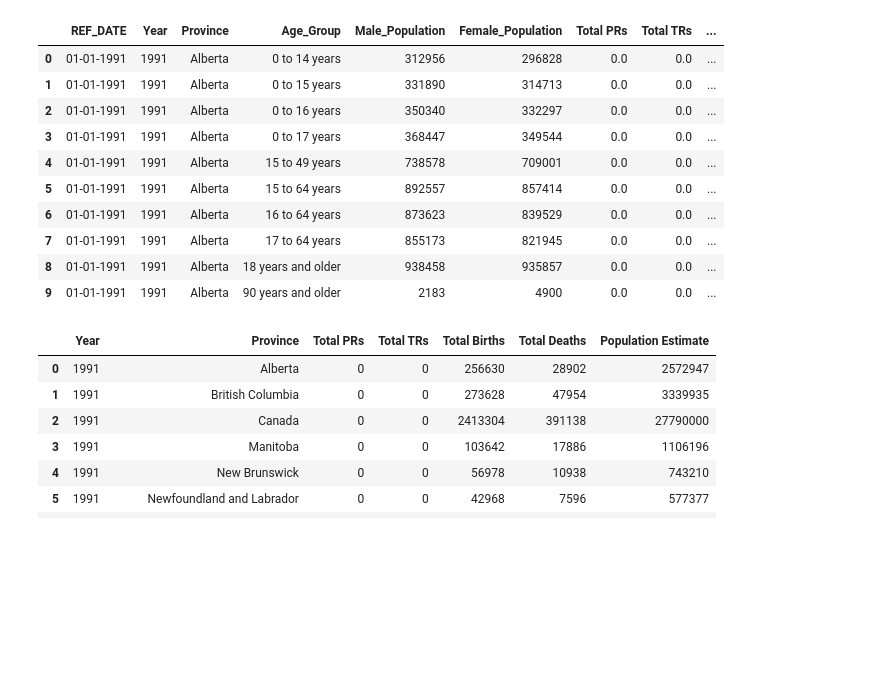
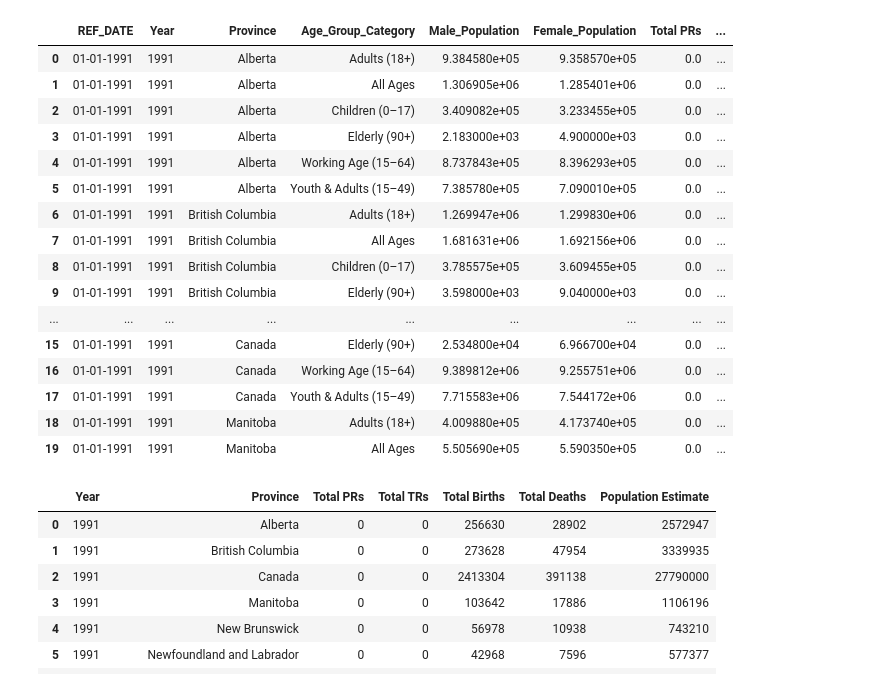
Before and after one commit to noob-noob1/IRCC_Project, a Jupyter notebook: datasets/Population/Data Cleaning and Integration.ipynb, the cells around one changed output. Saved outputs shown, nothing was run; the diff lists cells and outputs as text; code cells hidden in the pictures; blank space fills up the shorter version.

Commit message:
modifed population demographics

```diff
--- a/datasets/Population/Data Cleaning and Integration.ipynb
+++ b/datasets/Population/Data Cleaning and Integration.ipynb
@@ -114,19 +135,25 @@ print("✅ Data correction, cleaning, and merging completed.")
 ✅ Data correction, cleaning, and merging completed.
 # %%
 # load the correct dataset and check for canada_population
-final_df.head(10)
+final_df.head(20)
 # %% [output]
-|  | REF_DATE | Year | Province | Age_Group | Male_Population | Female_Population | Total PRs | Total TRs | ... |
-| 0 | 01-01-1991 | 1991 | Alberta | 0 to 14 years | 312956 | 296828 | 0.0 | 0.0 | ... |
-| 1 | 01-01-1991 | 1991 | Alberta | 0 to 15 years | 331890 | 314713 | 0.0 | 0.0 | ... |
-| 2 | 01-01-1991 | 1991 | Alberta | 0 to 16 years | 350340 | 332297 | 0.0 | 0.0 | ... |
-| 3 | 01-01-1991 | 1991 | Alberta | 0 to 17 years | 368447 | 349544 | 0.0 | 0.0 | ... |
-| 4 | 01-01-1991 | 1991 | Alberta | 15 to 49 years | 738578 | 709001 | 0.0 | 0.0 | ... |
-| 5 | 01-01-1991 | 1991 | Alberta | 15 to 64 years | 892557 | 857414 | 0.0 | 0.0 | ... |
-| 6 | 01-01-1991 | 1991 | Alberta | 16 to 64 years | 873623 | 839529 | 0.0 | 0.0 | ... |
-| 7 | 01-01-1991 | 1991 | Alberta | 17 to 64 years | 855173 | 821945 | 0.0 | 0.0 | ... |
-| 8 | 01-01-1991 | 1991 | Alberta | 18 years and older | 938458 | 935857 | 0.0 | 0.0 | ... |
-| 9 | 01-01-1991 | 1991 | Alberta | 90 years and older | 2183 | 4900 | 0.0 | 0.0 | ... |
+|  | REF_DATE | Year | Province | Age_Group_Category | Male_Population | Female_Population | Total PRs | ... |
+| 0 | 01-01-1991 | 1991 | Alberta | Adults (18+) | 9.384580e+05 | 9.358570e+05 | 0.0 | ... |
+| 1 | 01-01-1991 | 1991 | Alberta | All Ages | 1.306905e+06 | 1.285401e+06 | 0.0 | ... |
+| 2 | 01-01-1991 | 1991 | Alberta | Children (0–17) | 3.409082e+05 | 3.233455e+05 | 0.0 | ... |
+| 3 | 01-01-1991 | 1991 | Alberta | Elderly (90+) | 2.183000e+03 | 4.900000e+03 | 0.0 | ... |
+| 4 | 01-01-1991 | 1991 | Alberta | Working Age (15–64) | 8.737843e+05 | 8.396293e+05 | 0.0 | ... |
+| 5 | 01-01-1991 | 1991 | Alberta | Youth & Adults (15–49) | 7.385780e+05 | 7.090010e+05 | 0.0 | ... |
+| 6 | 01-01-1991 | 1991 | British Columbia | Adults (18+) | 1.269947e+06 | 1.299830e+06 | 0.0 | ... |
+| 7 | 01-01-1991 | 1991 | British Columbia | All Ages | 1.681631e+06 | 1.692156e+06 | 0.0 | ... |
+| 8 | 01-01-1991 | 1991 | British Columbia | Children (0–17) | 3.785575e+05 | 3.609455e+05 | 0.0 | ... |
+| 9 | 01-01-1991 | 1991 | British Columbia | Elderly (90+) | 3.598000e+03 | 9.040000e+03 | 0.0 | ... |
+| ... | ... | ... | ... | ... | ... | ... | ... | ... |
+| 15 | 01-01-1991 | 1991 | Canada | Elderly (90+) | 2.534800e+04 | 6.966700e+04 | 0.0 | ... |
+| 16 | 01-01-1991 | 1991 | Canada | Working Age (15–64) | 9.389812e+06 | 9.255751e+06 | 0.0 | ... |
+| 17 | 01-01-1991 | 1991 | Canada | Youth & Adults (15–49) | 7.715583e+06 | 7.544172e+06 | 0.0 | ... |
+| 18 | 01-01-1991 | 1991 | Manitoba | Adults (18+) | 4.009880e+05 | 4.173740e+05 | 0.0 | ... |
+| 19 | 01-01-1991 | 1991 | Manitoba | All Ages | 5.505690e+05 | 5.590350e+05 | 0.0 | ... |
 # %%
 corrected_df.head(20)
 # %% [output]
```
Also changed, not shown: parts of 1 cell of this notebook, 1 other file.
